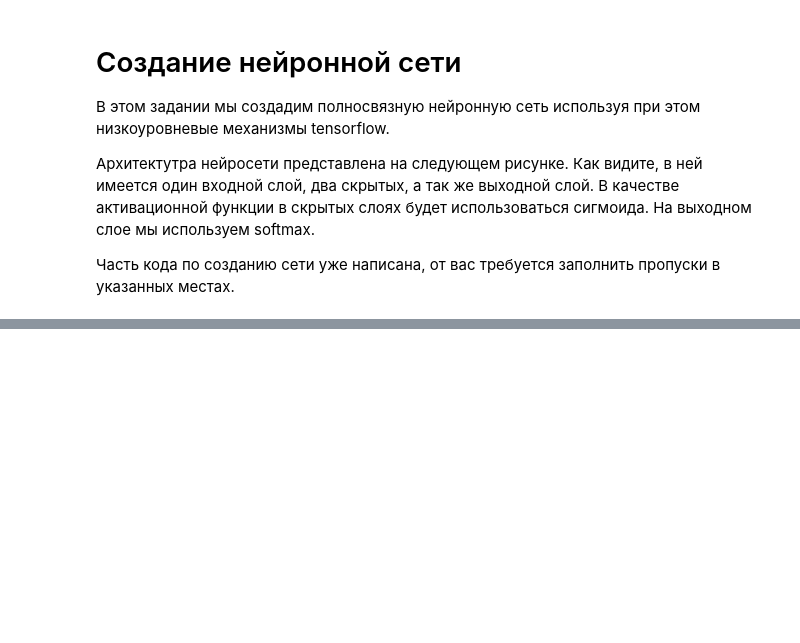
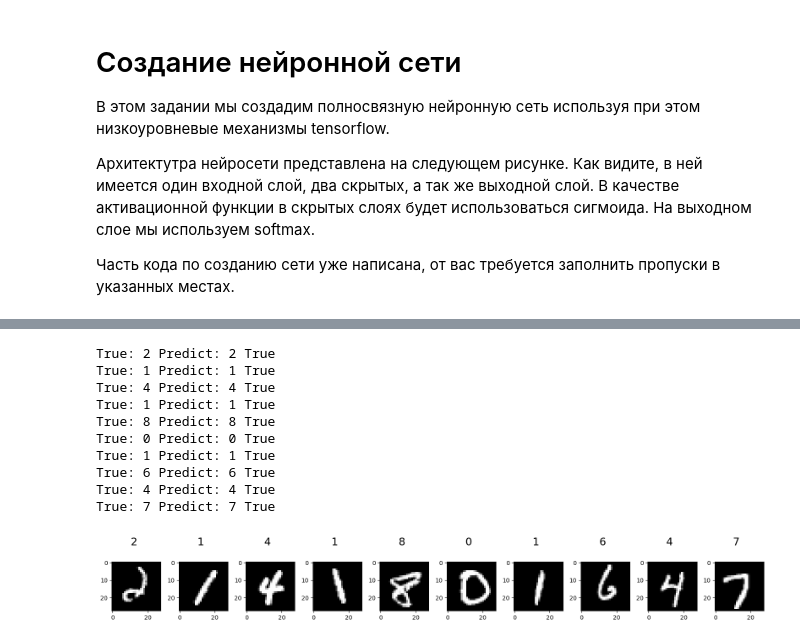
Before and after one commit to a33211/Data-science-homeworks, a Jupyter notebook: Homework_8_tensorflow_mnist_hw.ipynb, the cells around one changed output, grey strips where cells are left out. Drawn from its saved outputs; the diff is of its cells as text; code cells hidden in the pictures; blank space fills up the shorter version.

```diff
--- a/Homework_8_tensorflow_mnist_hw.ipynb
+++ b/Homework_8_tensorflow_mnist_hw.ipynb
@@ -172,7 +204,31 @@ WARNING:tensorflow:6 out of the last 6 calls to <function _BaseOptimizer._update
 # %%
 # Протестируем обученную нейросеть на 10 изображениях. Из тестовой выборки возьмите 5
 # случайных изображений и передайте их в нейронню сеть.
 # Выведите изображение и выпишите рядом ответ нейросети.
 # Сделайте вывод о том ошибается ли ваша нейронная сеть и если да, то как часто?
 
-# Место для вашего кода
+test_img = np.random.permutation(x_test.shape[0])[:10]
+y_test_true = y_test[test_img]
+pred_data = [np.argmax(x) for x in neural_net(x_test[test_img])]
+
+plt.figure(figsize=(16, 6))
+for i in range(10):
+    print(f"True: {y_test_true[i]} Predict: {pred_data[i]} {True if y_test_true[i] - pred_data[i] == 0 else False}")
+    plt.subplot(1, 10, (i + 1))
+    plt.imshow(x_test[test_img[i]].reshape(28, 28), cmap='gray')
+    plt.text(x=10, y=-10, s=pred_data[i], fontsize=18)
+
+plt.tight_layout()
+plt.show()
+# %% [output]
+True: 2 Predict: 2 True
+True: 1 Predict: 1 True
+True: 4 Predict: 4 True
+True: 1 Predict: 1 True
+True: 8 Predict: 8 True
+True: 0 Predict: 0 True
+True: 1 Predict: 1 True
+True: 6 Predict: 6 True
+True: 4 Predict: 4 True
+True: 7 Predict: 7 True
+[figure, added]
```
Also changed, not shown: parts of 6 cells of this notebook.
